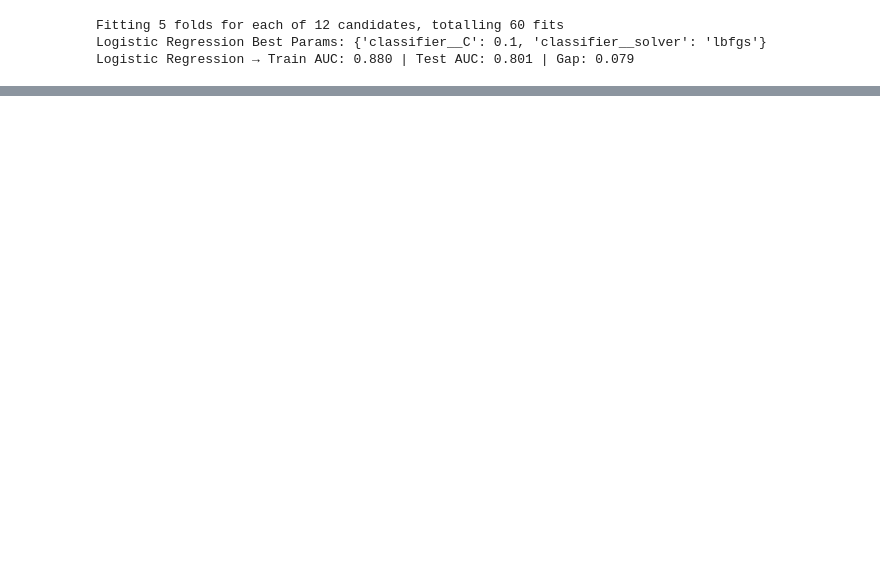
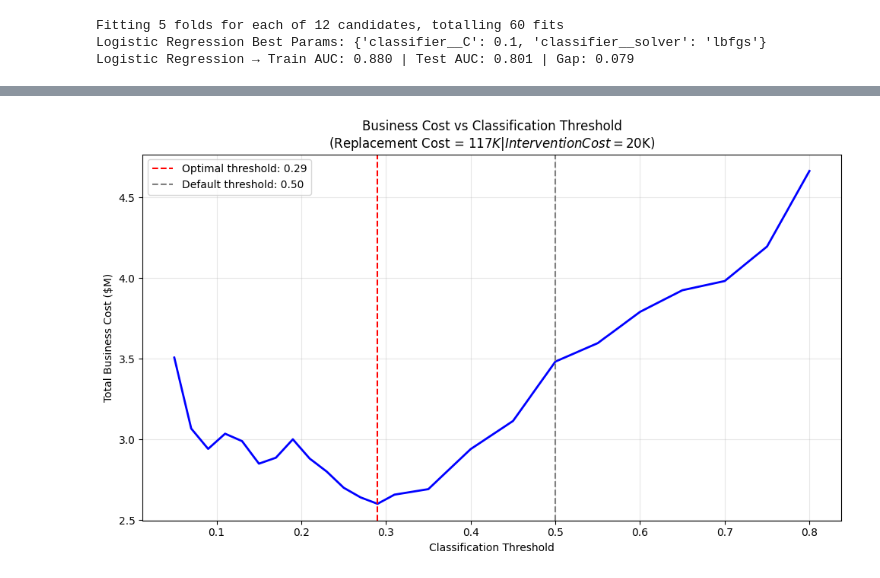
Before and after one commit to Saheri-Adak/TalentSight-Employee-Attrition-Intelligence-Platform, a Jupyter notebook: notebooks/06_Model_Training_And_Evaluation.ipynb, the cells around one changed output, grey strips where cells are left out. Drawn from its saved outputs; the diff is of its cells as text; code cells hidden in the pictures; blank space fills up the shorter version.

```diff
--- a/notebooks/06_Model_Training_And_Evaluation.ipynb
+++ b/notebooks/06_Model_Training_And_Evaluation.ipynb
@@ -163,0 +386,8 @@ joblib.dump(xgb_best, os.path.join(BASE_DIR,'..' ,'models', 'best_model.pkl'))
+# %%
+# Evaluate the best XGBoost model on the test set
+y_pred = xgb_best.predict(X_test)
+y_prob = xgb_best.predict_proba(X_test)[:, 1]
+
+print(classification_report(y_test, y_pred, target_names=['Stayed', 'Left']))
+print("\nConfusion Matrix:")
+print(confusion_matrix(y_test, y_pred))
@@ -163,0 +443,66 @@ joblib.dump(xgb_best, os.path.join(BASE_DIR,'..' ,'models', 'best_model.pkl'))
+# %%
+# Business Cost Threshold Analysis
+avg_monthly_income = employee_master['MonthlyIncome'].mean()
+replacement_cost_per_employee = avg_monthly_income * 12 * 1.5
+intervention_cost = 20000
+
+print(f"Replacement cost per leaver: ${replacement_cost_per_employee:,.0f}")
+print(f"Intervention cost per employee: ${intervention_cost:,.0f}")
+print(f"Ratio: {replacement_cost_per_employee/intervention_cost:.1f}x")
+
+# Define thresholds
+thresholds = np.concatenate([
+    np.arange(0.05, 0.35, 0.02),
+    np.arange(0.35, 0.85, 0.05)
+])
+
+# Calculate business cost at each threshold
+business_costs = []
+
+for threshold in thresholds:
+    y_pred_thresh = (y_prob >= threshold).astype(int)
+    fn = ((y_pred_thresh == 0) & (y_test == 1)).sum()
+    fp = ((y_pred_thresh == 1) & (y_test == 0)).sum()
+    total_cost = (fn * replacement_cost_per_employee) + (fp * intervention_cost)
+    business_costs.append({
+        'threshold': round(threshold, 3),
+        'false_negatives': fn,
+        'false_positives': fp,
+        'total_cost': total_cost
+    })
+
+cost_df = pd.DataFrame(business_costs)
+optimal_idx = cost_df['total_cost'].idxmin()
+optimal_threshold = cost_df.loc[optimal_idx, 'threshold']
+
+print(f"\nOptimal threshold: {optimal_threshold:.2f}")
+print(f"\nAt optimal threshold:")
+print(f"  False Negatives (missed leavers): {int(cost_df.loc[optimal_idx, 'false_negatives'])}")
+print(f"  False Positives (unnecessary interventions): {int(cost_df.loc[optimal_idx, 'false_positives'])}")
+print(f"  Total business cost: ${cost_df.loc[optimal_idx, 'total_cost']:,.0f}")
+
+# Compare with default threshold
+default_row = cost_df[cost_df['threshold'] == 0.5].iloc[0]
+print(f"\nAt default threshold (0.50):")
+print(f"  False Negatives: {int(default_row['false_negatives'])}")
+print(f"  False Positives: {int(default_row['false_positives'])}")
+print(f"  Total business cost: ${default_row['total_cost']:,.0f}")
+
+savings = default_row['total_cost'] - cost_df.loc[optimal_idx, 'total_cost']
+print(f"\nCost saving from optimal vs default threshold: ${savings:,.0f}")
+
+# Plot
+plt.figure(figsize=(10, 6))
+plt.plot(cost_df['threshold'], cost_df['total_cost'] / 1e6, 'b-', linewidth=2)
+plt.axvline(x=optimal_threshold, color='red', linestyle='--',
+            label=f'Optimal threshold: {optimal_threshold:.2f}')
+plt.axvline(x=0.5, color='gray', linestyle='--',
+            label='Default threshold: 0.50')
+plt.xlabel('Classification Threshold')
+plt.ylabel('Total Business Cost ($M)')
+plt.title('Business Cost vs Classification Threshold\n(Replacement Cost = $117K | Intervention Cost = $20K)')
+plt.legend()
+plt.grid(True, alpha=0.3)
+plt.tight_layout()
+plt.show()
+# %% [output]
@@ -163,0 +526 @@ joblib.dump(xgb_best, os.path.join(BASE_DIR,'..' ,'models', 'best_model.pkl'))
+[figure, added]
```
Also changed, not shown: parts of 28 cells of this notebook.
